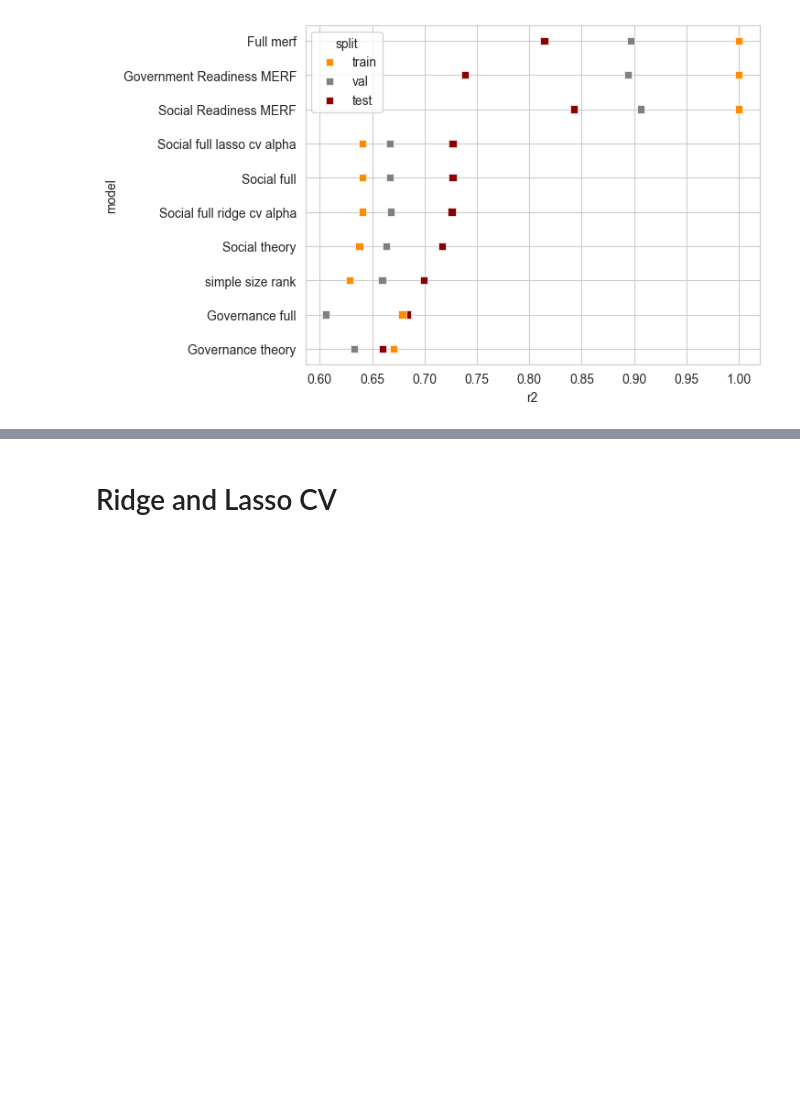
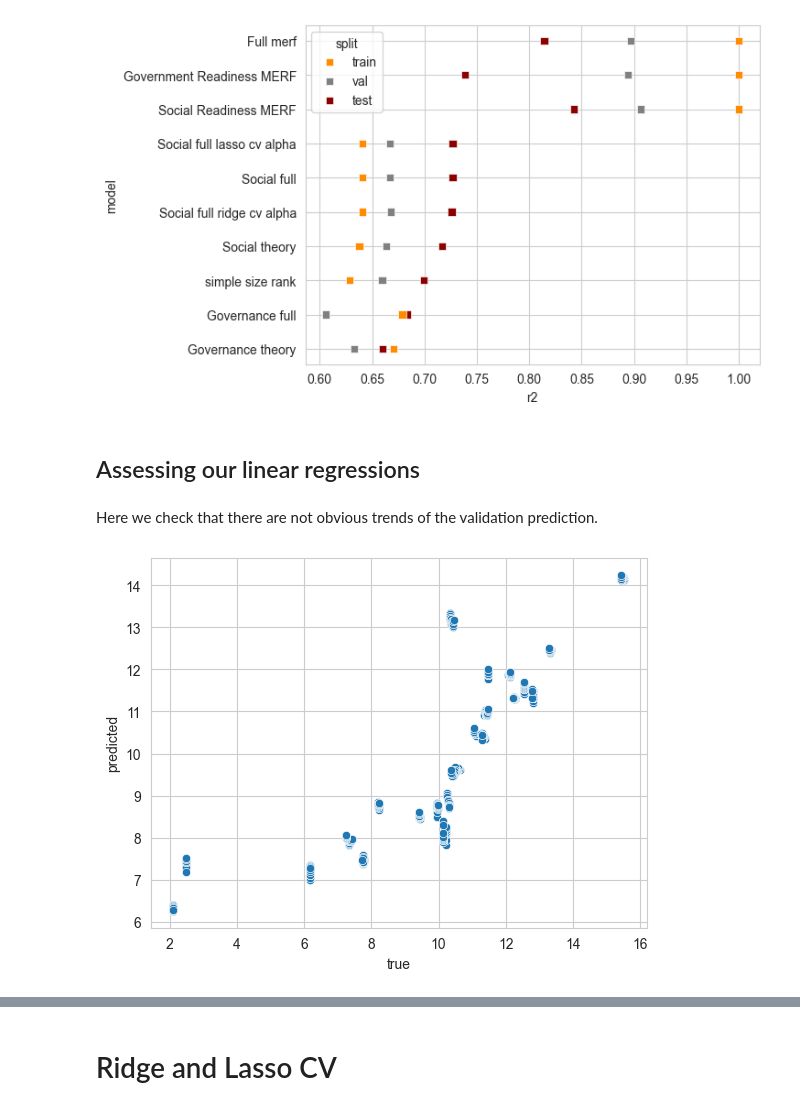
Before and after one commit to marcbarc19/DataScienceExam, a Jupyter notebook: forest-modelling.ipynb, the cells around one changed output, grey strips where cells are left out. Drawn from its saved outputs; the diff is of its cells as text; code cells hidden in the pictures; blank space fills up the shorter version.

```diff
--- a/forest-modelling.ipynb
+++ b/forest-modelling.ipynb
@@ -1067,10 +1051,0 @@ X_train_selected = X_train[['population', 'Year', 'Size_rank','land_area']]
-# %%
-from sklearn.linear_model import Ridge, RidgeCV
-
-X_train_selected = X_train[['population', 'Year', 'Size_rank','land_area']]
-
-ridgecv = RidgeCV(alphas=alphas, scoring='neg_mean_squared_error')#, normalize = True)
-
-ridgecv.fit(X_train_selected, y_train)
-
-ridgecv.alpha_
@@ -1079,6 +1051,0 @@ ridgecv.alpha_
-# %%
-ridge_high = Ridge(ridgecv.alpha_)
-ridge_high.fit(X_train_selected, y_train)
-
-X_test_selected = X_test[['population', 'Year', 'Size_rank','land_area']]
-np.sqrt(mean_squared_error(y_test, ridge_high.predict(X_test_selected)))
@@ -1546,3 +1504,22 @@ plt.show()
 [figure]
 [figure]
 [figure]
+# %% [markdown]
+## Assessing our linear regressions
+# %% [markdown]
+Here we check that there are not obvious trends of the validation prediction.
+# %%
+X_train_selected = X_train[['population', 'Year', 'Size_rank','land_area', 'WGI_va', 'Health', 'ICT']]
+X_test_selected =X_test[['population', 'Year', 'Size_rank','land_area', 'WGI_va', 'Health', 'ICT']]
+soc_val = LinearRegression().fit(X_train_selected, y_train)
+# %%
+X_val_selected = X_val[['population', 'Year', 'Size_rank','land_area', 'WGI_va', 'Health', 'ICT']]
+soc_preds = soc_val.predict(X_val_selected)
+absolute_error = np.abs(soc_preds - y_val)
+# %%
+sns.scatterplot(x=y_val, y=soc_preds)
+plt.xlabel('true')
+plt.ylabel('predicted')
+plt.show()
+# %% [output]
+[figure, added]
```
Also changed, not shown: parts of 22 cells of this notebook.
